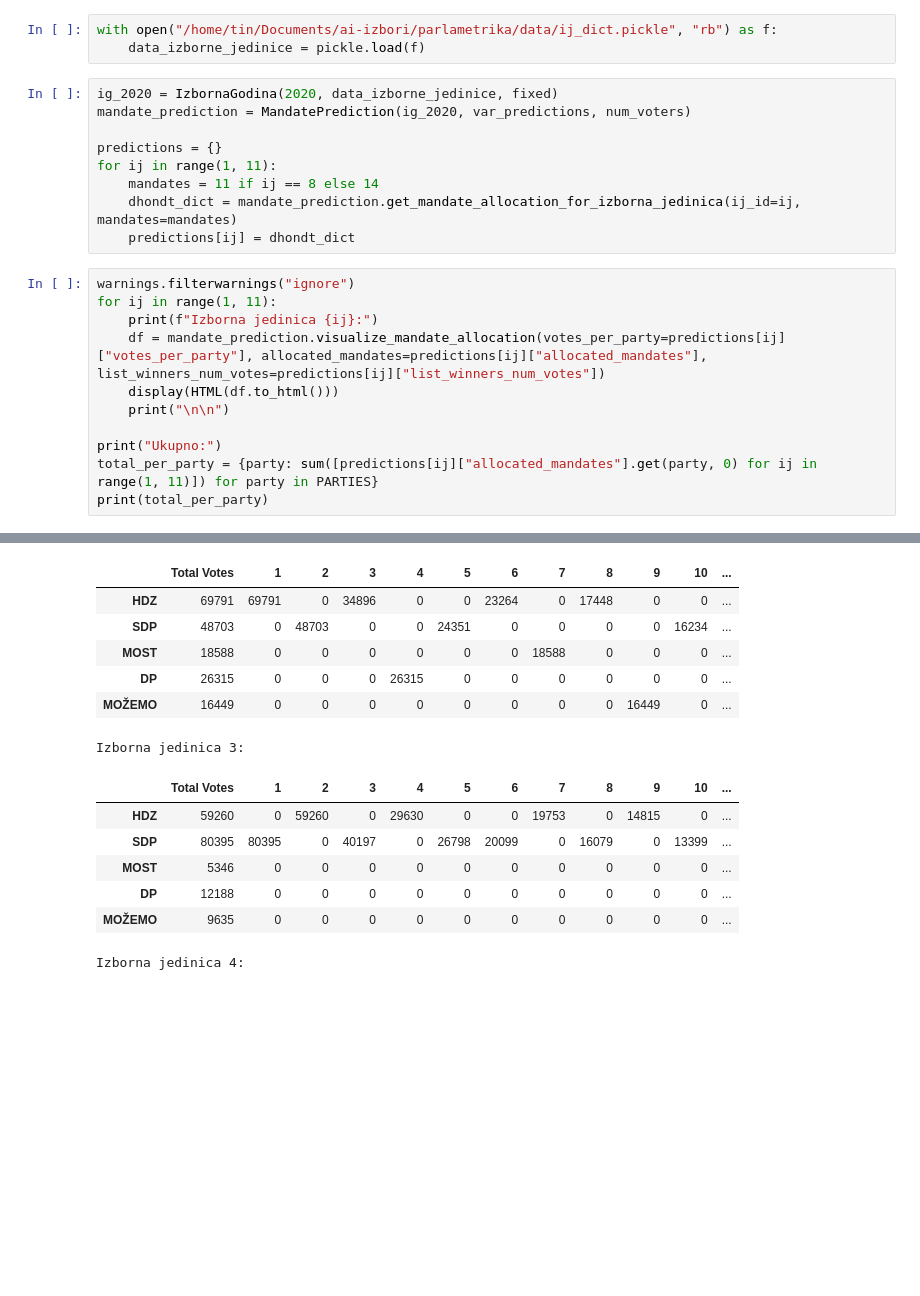
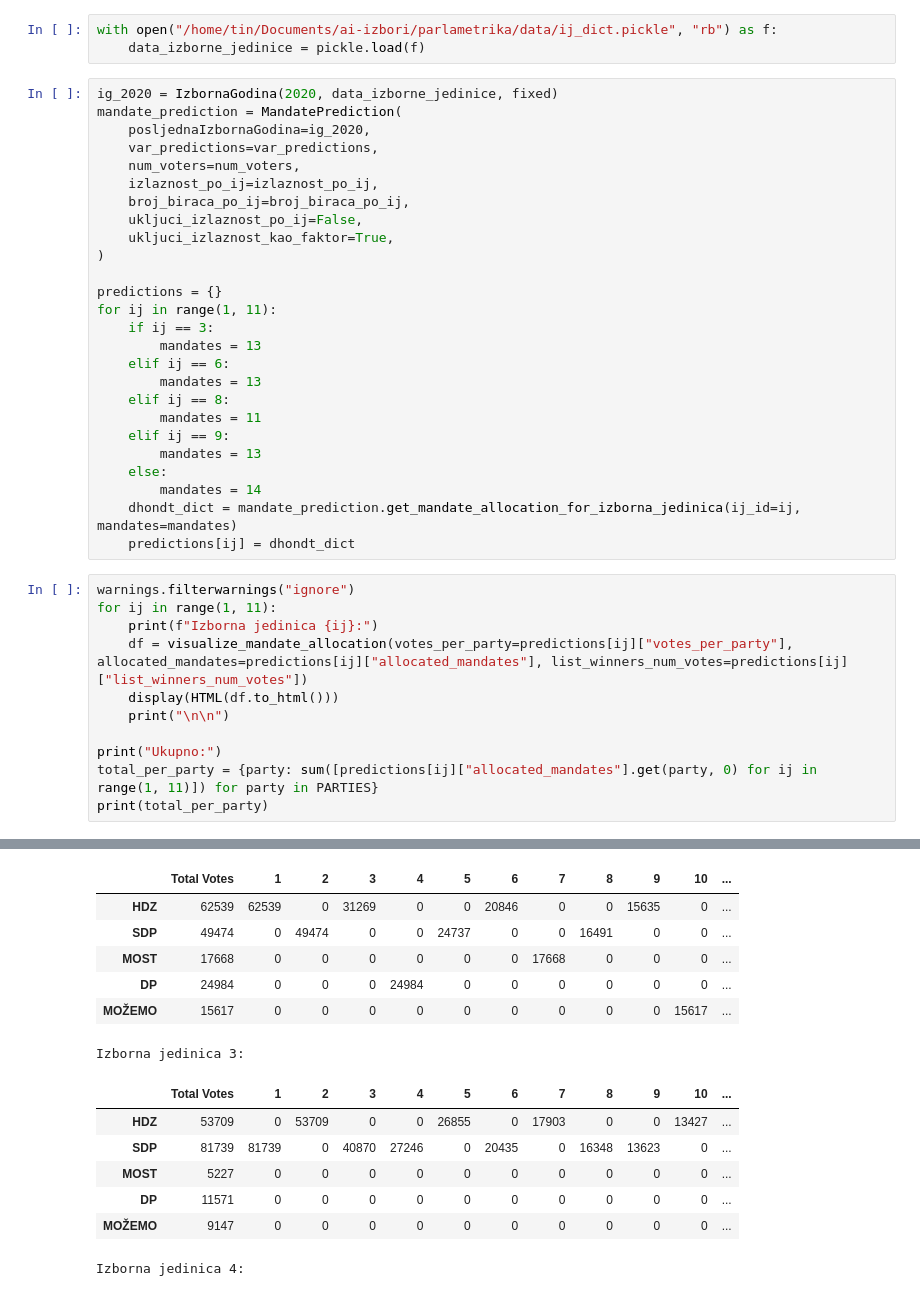
Before and after one commit to anaterovic/AIElections, a Jupyter notebook: var/modules/mandate_allocation.ipynb, the cells around one changed output, grey strips where cells are left out. Drawn from its saved outputs; the diff is of its cells as text; blank space fills up the shorter version.

Commit message:
add izlaznost_po_ij i broj_biraca_po_ij i opciju ukljucivanja faktora izlaznosti

```diff
--- a/var/modules/mandate_allocation.ipynb
+++ b/var/modules/mandate_allocation.ipynb
@@ -25,18 +54,35 @@ with open("/home/tin/Documents/ai-izbori/parlametrika/data/ij_dict.pickle", "rb"
     data_izborne_jedinice = pickle.load(f)
 # %%
 ig_2020 = IzbornaGodina(2020, data_izborne_jedinice, fixed)
-mandate_prediction = MandatePrediction(ig_2020, var_predictions, num_voters)
+mandate_prediction = MandatePrediction(
+    posljednaIzbornaGodina=ig_2020,
+    var_predictions=var_predictions,
+    num_voters=num_voters,
+    izlaznost_po_ij=izlaznost_po_ij,
+    broj_biraca_po_ij=broj_biraca_po_ij,
+    ukljuci_izlaznost_po_ij=False,
+    ukljuci_izlaznost_kao_faktor=True,
+)
 
 predictions = {}
 for ij in range(1, 11):
-    mandates = 11 if ij == 8 else 14
+    if ij == 3:
+        mandates = 13
+    elif ij == 6:
+        mandates = 13
+    elif ij == 8:
+        mandates = 11
+    elif ij == 9:
+        mandates = 13
+    else:
+        mandates = 14
     dhondt_dict = mandate_prediction.get_mandate_allocation_for_izborna_jedinica(ij_id=ij, mandates=mandates)
     predictions[ij] = dhondt_dict
 # %%
 warnings.filterwarnings("ignore")
 for ij in range(1, 11):
     print(f"Izborna jedinica {ij}:")
-    df = mandate_prediction.visualize_mandate_allocation(votes_per_party=predictions[ij]["votes_per_party"], allocated_mandates=predictions[ij]["allocated_mandates"], list_winners_num_votes=predictions[ij]["list_winners_num_votes"])
+    df = visualize_mandate_allocation(votes_per_party=predictions[ij]["votes_per_party"], allocated_mandates=predictions[ij]["allocated_mandates"], list_winners_num_votes=predictions[ij]["list_winners_num_votes"])
     display(HTML(df.to_html()))
     print("\n\n")
 
@@ -54,16 +100,16 @@ Izborna jedinica 1:
 Izborna jedinica 2:
 |  | Total Votes | 1 | 2 | 3 | 4 | 5 | 6 | 7 | 8 | 9 | 10 | ... |
-| HDZ | 69791 | 69791 | 0 | 34896 | 0 | 0 | 23264 | 0 | 17448 | 0 | 0 | ... |
-| SDP | 48703 | 0 | 48703 | 0 | 0 | 24351 | 0 | 0 | 0 | 0 | 16234 | ... |
-| MOST | 18588 | 0 | 0 | 0 | 0 | 0 | 0 | 18588 | 0 | 0 | 0 | ... |
-| DP | 26315 | 0 | 0 | 0 | 26315 | 0 | 0 | 0 | 0 | 0 | 0 | ... |
-| MOŽEMO | 16449 | 0 | 0 | 0 | 0 | 0 | 0 | 0 | 0 | 16449 | 0 | ... |
+| HDZ | 62539 | 62539 | 0 | 31269 | 0 | 0 | 20846 | 0 | 0 | 15635 | 0 | ... |
+| SDP | 49474 | 0 | 49474 | 0 | 0 | 24737 | 0 | 0 | 16491 | 0 | 0 | ... |
+| MOST | 17668 | 0 | 0 | 0 | 0 | 0 | 0 | 17668 | 0 | 0 | 0 | ... |
+| DP | 24984 | 0 | 0 | 0 | 24984 | 0 | 0 | 0 | 0 | 0 | 0 | ... |
+| MOŽEMO | 15617 | 0 | 0 | 0 | 0 | 0 | 0 | 0 | 0 | 0 | 15617 | ... |
 Izborna jedinica 3:
 |  | Total Votes | 1 | 2 | 3 | 4 | 5 | 6 | 7 | 8 | 9 | 10 | ... |
-| HDZ | 59260 | 0 | 59260 | 0 | 29630 | 0 | 0 | 19753 | 0 | 14815 | 0 | ... |
-| SDP | 80395 | 80395 | 0 | 40197 | 0 | 26798 | 20099 | 0 | 16079 | 0 | 13399 | ... |
-| MOST | 5346 | 0 | 0 | 0 | 0 | 0 | 0 | 0 | 0 | 0 | 0 | ... |
-| DP | 12188 | 0 | 0 | 0 | 0 | 0 | 0 | 0 | 0 | 0 | 0 | ... |
-| MOŽEMO | 9635 | 0 | 0 | 0 | 0 | 0 | 0 | 0 | 0 | 0 | 0 | ... |
+| HDZ | 53709 | 0 | 53709 | 0 | 0 | 26855 | 0 | 17903 | 0 | 0 | 13427 | ... |
+| SDP | 81739 | 81739 | 0 | 40870 | 27246 | 0 | 20435 | 0 | 16348 | 13623 | 0 | ... |
+| MOST | 5227 | 0 | 0 | 0 | 0 | 0 | 0 | 0 | 0 | 0 | 0 | ... |
+| DP | 11571 | 0 | 0 | 0 | 0 | 0 | 0 | 0 | 0 | 0 | 0 | ... |
+| MOŽEMO | 9147 | 0 | 0 | 0 | 0 | 0 | 0 | 0 | 0 | 0 | 0 | ... |
 Izborna jedinica 4:
 |  | Total Votes | 1 | 2 | 3 | 4 | 5 | 6 | 7 | 8 | 9 | 10 | ... |
```
Also changed, not shown: parts of 2 cells of this notebook, 1 other file.
